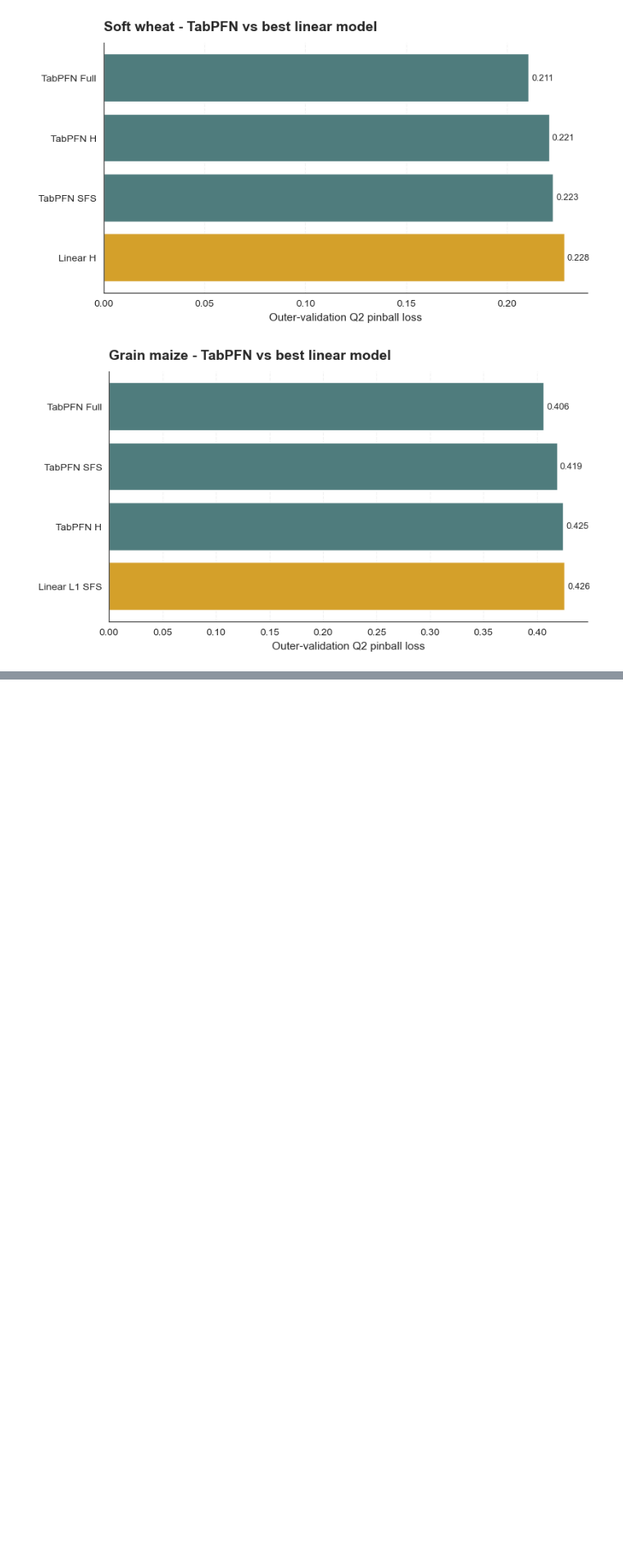
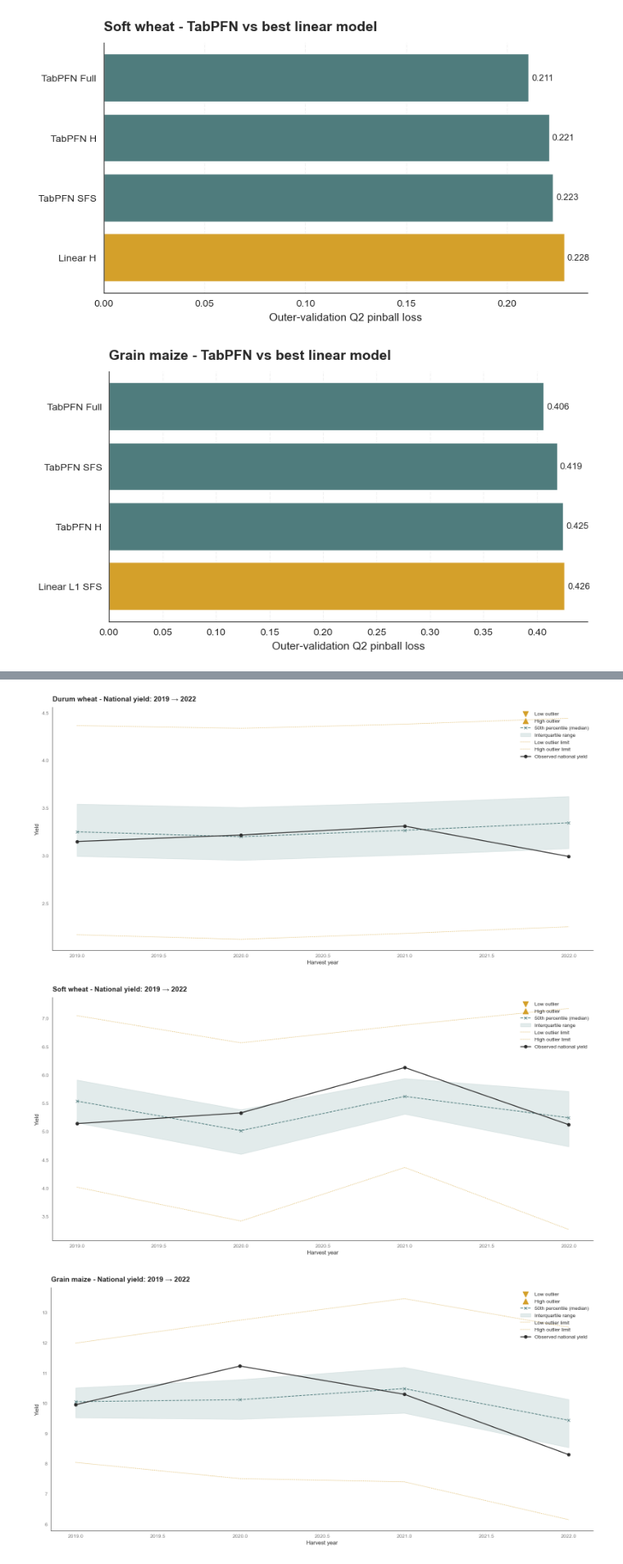
Before and after one commit to AlessioRepetto/agriclimate-intelligence, a Jupyter notebook: notebooks/ML_Quantile_Modelling.ipynb, the cells around one changed output, grey strips where cells are left out. Shown at 82% size. Drawn from its saved outputs; the diff is of its cells as text; code cells hidden in the pictures; blank space fills up the shorter version.

```diff
--- a/notebooks/ML_Quantile_Modelling.ipynb
+++ b/notebooks/ML_Quantile_Modelling.ipynb
@@ -2672,0 +3659,30 @@ The final selection rule must be fixed **before** evaluating 2019-2022.
+# %%
+# Convert province-level yield forecasts into area-weighted national aggregates.
+province_level_predictions, national_predictions = (
+    aggregate_national_predictions(
+        final_predictions
+    )
+)
+
+
+# Keep the observed yield, central quantiles and Tukey-style limits
+# in the compact national summary.
+national_columns = [
+    "crop",
+    "harvest_year",
+    "yield_real",
+    "yield_low_limit",
+    "yield_q1",
+    "yield_q2",
+    "yield_q3",
+    "yield_high_limit",
+    "low_outlier",
+    "high_outlier",
+]
+
+
+display(
+    national_predictions[
+        national_columns
+    ]
+)
@@ -2672,0 +3713,12 @@ The final selection rule must be fixed **before** evaluating 2019-2022.
+# %%
+# Produce one national summary plot for each crop.
+for crop in CROPS:
+
+    plot_national_quantile_forecast(
+        national_predictions,
+        crop,
+    )
+# %% [output]
+[figure, added]
+[figure, added]
+[figure, added]
```
Also changed, not shown: parts of 49 cells of this notebook.
